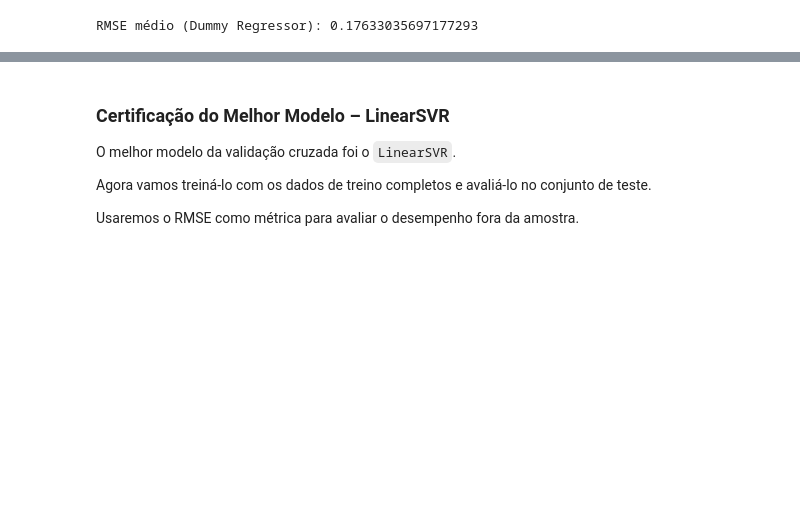
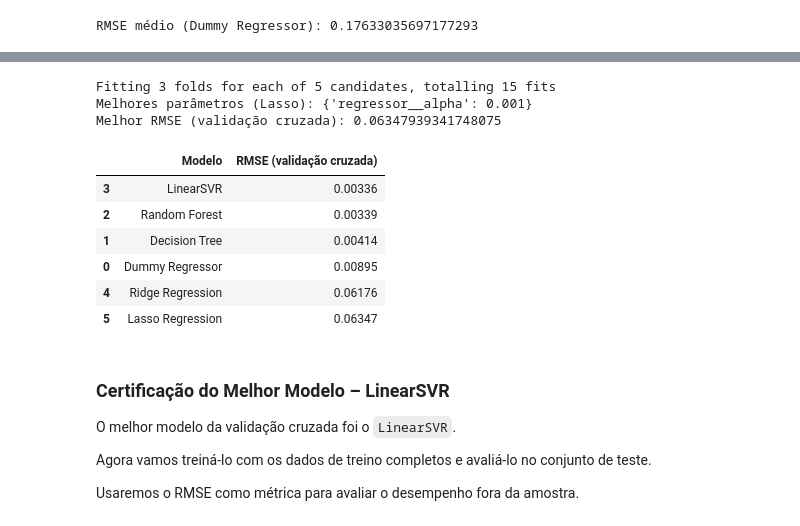
Before and after one commit to luigilopesz/machine-learning-project, a Jupyter notebook: models/project.ipynb, the cells around one changed output, grey strips where cells are left out. Drawn from its saved outputs; the diff is of its cells as text; code cells hidden in the pictures; blank space fills up the shorter version.

```diff
--- a/models/project.ipynb
+++ b/models/project.ipynb
@@ -672,3 +722,65 @@ RMSE médio (Dummy Regressor): 0.17633035697177293
+# %%
+from sklearn.linear_model import Lasso
+
+param_grid = {
+    'regressor__alpha': [0.001, 0.01, 0.1, 1, 10]
+}
+
+lasso_pipeline = Pipeline([
+    ('preprocessor', column_transformer),
+    ('regressor', Lasso(max_iter=10000))
+])
+
+grid_lasso = GridSearchCV(
+    lasso_pipeline,
+    param_grid=param_grid,
+    scoring=neg_rmse,
+    cv=3,
+    verbose=1,
+    error_score='raise',
+    n_jobs=-1
+)
+
+grid_lasso.fit(X_train, y_train)
+
+print("Melhores parâmetros (Lasso):", grid_lasso.best_params_)
+print("Melhor RMSE (validação cruzada):", -grid_lasso.best_score_)
+# %% [output]
+Fitting 3 folds for each of 5 candidates, totalling 15 fits
+Melhores parâmetros (Lasso): {'regressor__alpha': 0.001}
+Melhor RMSE (validação cruzada): 0.06347939341748075
+# %%
+import pandas as pd
+
+model_comparison = pd.DataFrame({
+    "Modelo": [
+        "Dummy Regressor",
+        "Decision Tree",
+        "Random Forest",
+        "LinearSVR",
+        "Ridge Regression",
+        "Lasso Regression"
+    ],
+    "RMSE (validação cruzada)": [
+        0.00895,
+        0.00414,
+        0.00339,
+        0.00336,
+        0.06176,
+        0.06347
+    ]
+})
+
+model_comparison = model_comparison.sort_values(by="RMSE (validação cruzada)")
+model_comparison
+# %% [output]
+|  | Modelo | RMSE (validação cruzada) |
+| 3 | LinearSVR | 0.00336 |
+| 2 | Random Forest | 0.00339 |
+| 1 | Decision Tree | 0.00414 |
+| 0 | Dummy Regressor | 0.00895 |
+| 4 | Ridge Regression | 0.06176 |
+| 5 | Lasso Regression | 0.06347 |
 # %% [markdown]
 ### Certificação do Melhor Modelo – LinearSVR
 
```
Also changed, not shown: parts of 3 cells of this notebook.
